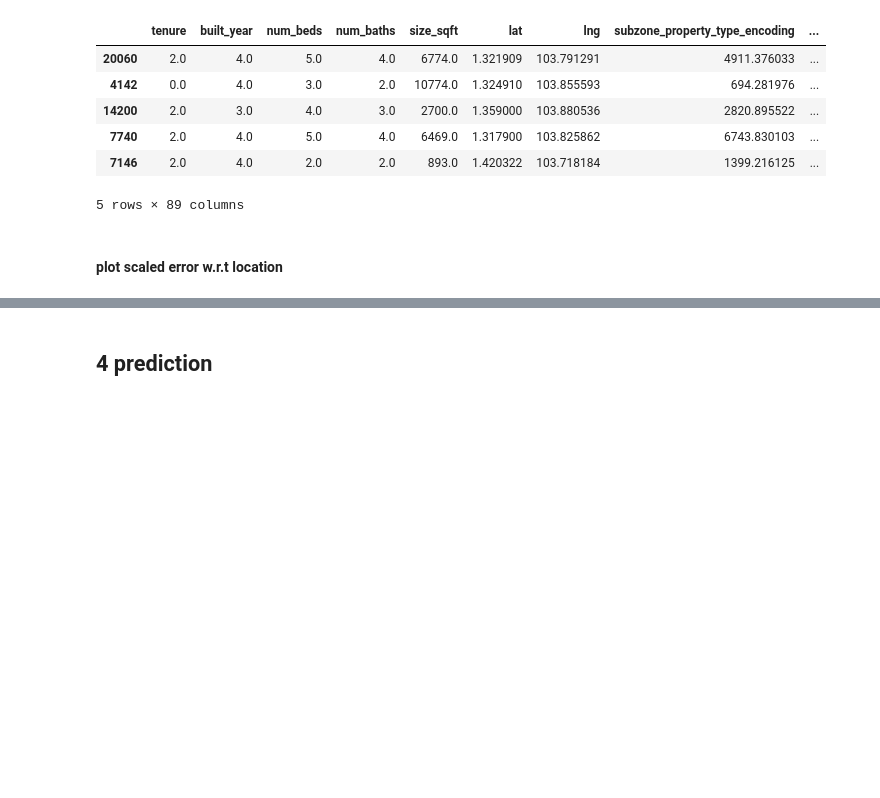
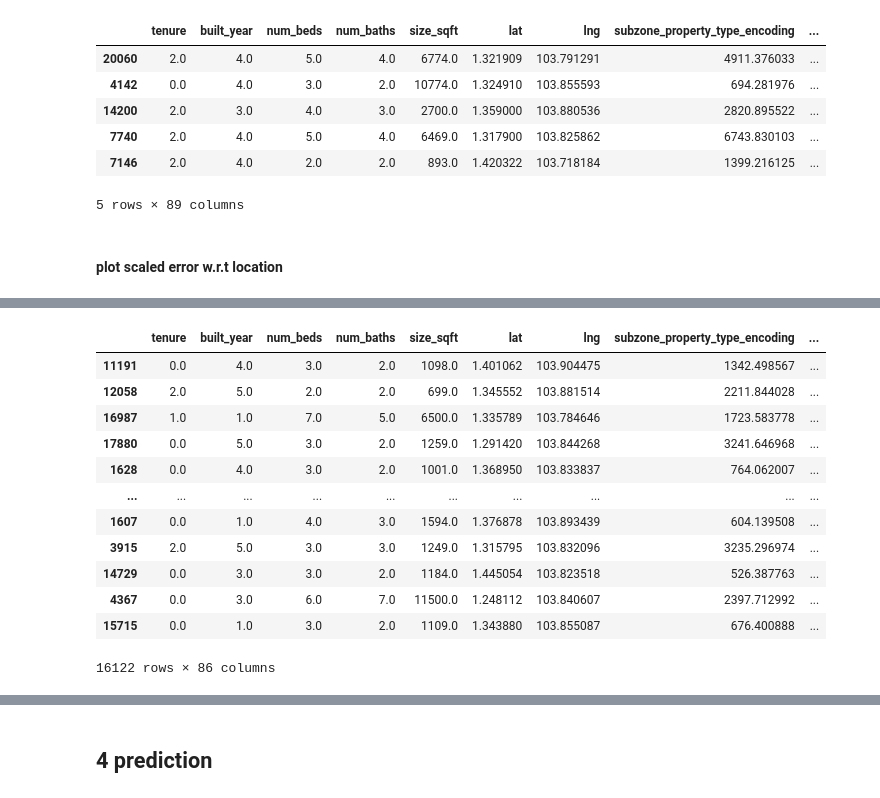
Before and after one commit to PigeonPhobia/no-bylan-regressor, a Jupyter notebook: xgboost_model_prediction.ipynb, the cells around one changed output, grey strips where cells are left out. Cells and saved outputs as stored; diff of their text form; code cells hidden in the pictures; blank space fills up the shorter version.

```diff
--- a/xgboost_model_prediction.ipynb
+++ b/xgboost_model_prediction.ipynb
@@ -492 +493,17 @@ Text(0.5, 1.0, 'prediction deviation for different location')
 [figure]
+# %%
+X_train3
+# %% [output]
+|  | tenure | built_year | num_beds | num_baths | size_sqft | lat | lng | subzone_property_type_encoding | ... |
+| 11191 | 0.0 | 4.0 | 3.0 | 2.0 | 1098.0 | 1.401062 | 103.904475 | 1342.498567 | ... |
+| 12058 | 2.0 | 5.0 | 2.0 | 2.0 | 699.0 | 1.345552 | 103.881514 | 2211.844028 | ... |
+| 16987 | 1.0 | 1.0 | 7.0 | 5.0 | 6500.0 | 1.335789 | 103.784646 | 1723.583778 | ... |
+| 17880 | 0.0 | 5.0 | 3.0 | 2.0 | 1259.0 | 1.291420 | 103.844268 | 3241.646968 | ... |
+| 1628 | 0.0 | 4.0 | 3.0 | 2.0 | 1001.0 | 1.368950 | 103.833837 | 764.062007 | ... |
+| ... | ... | ... | ... | ... | ... | ... | ... | ... | ... |
+| 1607 | 0.0 | 1.0 | 4.0 | 3.0 | 1594.0 | 1.376878 | 103.893439 | 604.139508 | ... |
+| 3915 | 2.0 | 5.0 | 3.0 | 3.0 | 1249.0 | 1.315795 | 103.832096 | 3235.296974 | ... |
+| 14729 | 0.0 | 3.0 | 3.0 | 2.0 | 1184.0 | 1.445054 | 103.823518 | 526.387763 | ... |
+| 4367 | 0.0 | 3.0 | 6.0 | 7.0 | 11500.0 | 1.248112 | 103.840607 | 2397.712992 | ... |
+| 15715 | 0.0 | 1.0 | 3.0 | 2.0 | 1109.0 | 1.343880 | 103.855087 | 676.400888 | ... |
+16122 rows × 86 columns
```
Also changed, not shown: parts of 6 cells of this notebook, 5 other files.
